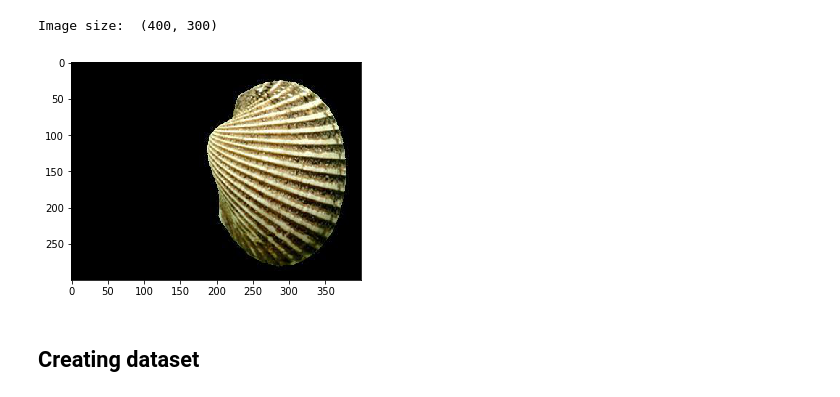
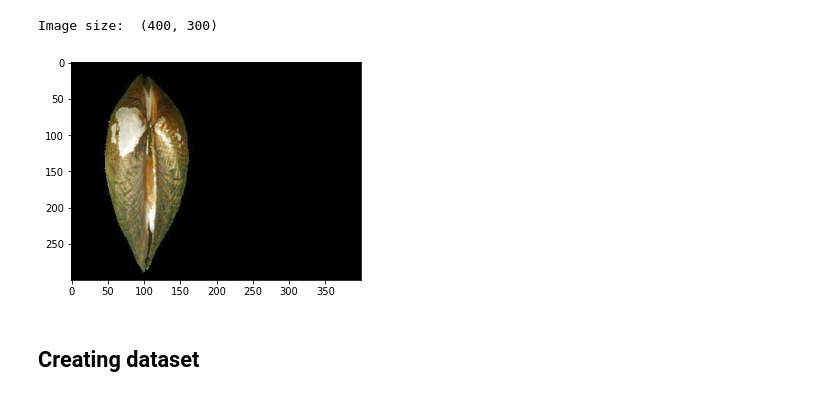
Before and after one commit to Bk073/shell-identification-1-, a Jupyter notebook: notebooks/shell_classification_(1).ipynb, the cells around one changed output. Cells and saved outputs as stored; diff of their text form; code cells hidden in the pictures.

```diff
--- a/notebooks/shell_classification_(1).ipynb
+++ b/notebooks/shell_classification_(1).ipynb
@@ -75,11 +75,11 @@ print("Image size: ", im.size)
 # %% [output]
 Image size:  (400, 300)
 # %%
-img=mpimg.imread(img_dir+'/Aandara_consociata_10_A.jpg')
+img=mpimg.imread(img_dir+'/Uniandra_contradens_26_B.jpg')
 imgplot = plt.imshow(img)
 plt.show()
 # %% [output]
-[figure, old version]
+[figure, new version]
 # %% [markdown]
 ## Creating dataset
 # %%
```
Also changed, not shown: parts of 44 cells of this notebook.
